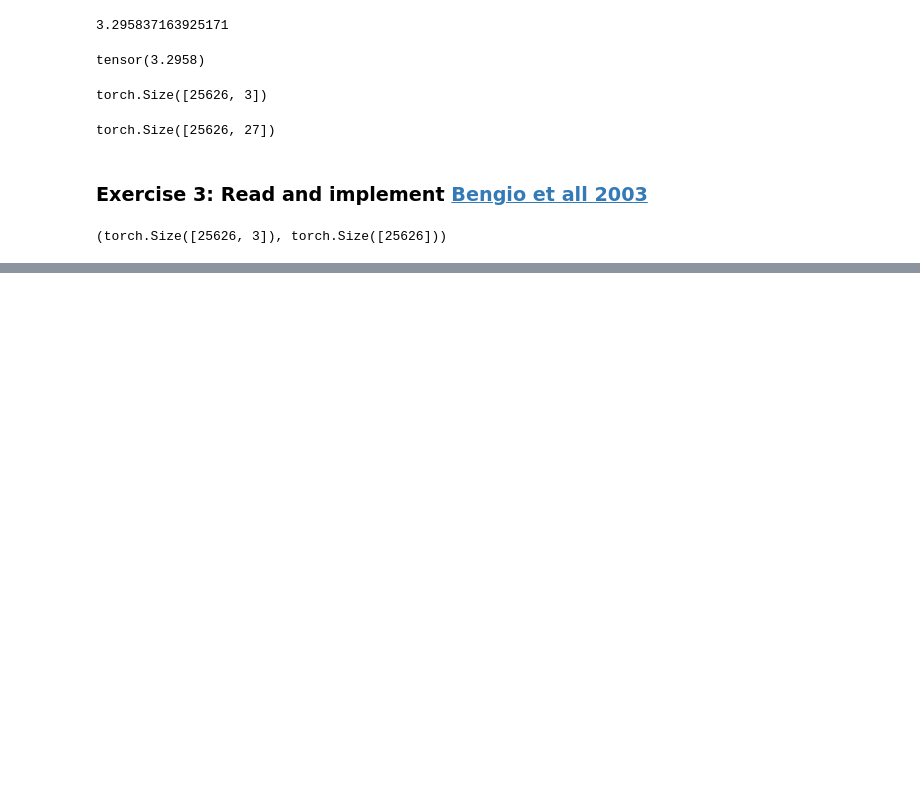
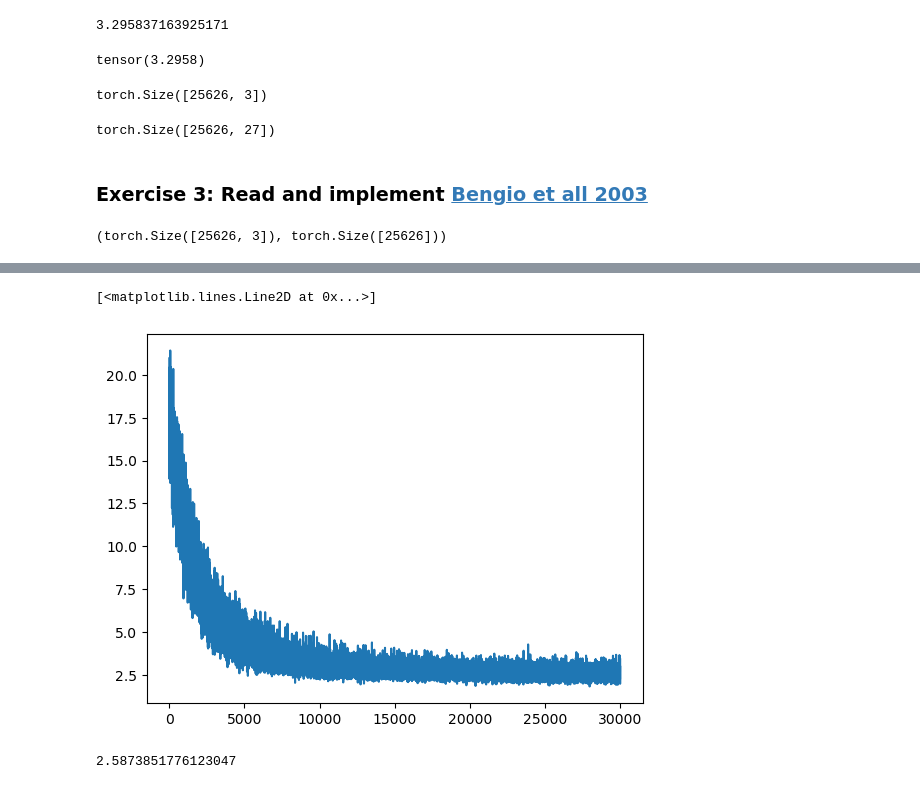
Before and after one commit to kamal-tanwar/makemore, a Jupyter notebook: mlp-exercise.ipynb, the cells around one changed output, grey strips where cells are left out. Cells and saved outputs as stored; diff of their text form; code cells hidden in the pictures; blank space fills up the shorter version.

```diff
--- a/mlp-exercise.ipynb
+++ b/mlp-exercise.ipynb
@@ -354,7 +354,7 @@ Xtr.shape, Ytr.shape
 # %% [output]
 (torch.Size([25626, 3]), torch.Size([25626]))
 # %%
-block_size = 3; embedding_size = 2; hidden_size=100
+block_size = 3; embedding_size = 2; hidden_size=300
 C = torch.randn(27, embedding_size, requires_grad=True)
 W1 = torch.randn(block_size * embedding_size, hidden_size, requires_grad=True)
 b1 = torch.randn(hidden_size, requires_grad=True)
@@ -363,10 +363,25 @@ b2 = torch.randn(27, requires_grad=True)
 W3 = torch.randn(block_size * embedding_size, 27, requires_grad=True)
 parameters = [C, W1, b1, W2, b2, W3]
 # %%
-emb = C[Xtr]
-h = torch.tanh(emb.view(-1, emb.size(-1) * emb.size(-2)) @ W1 + b1)
-logits = h @ W2 + emb.view(-1, emb.size(-1) * emb.size(-2)) @ W3 +b2
+train_loss = []
+for i in range(30000):
+    ix = torch.randint(0, Xtr.shape[0], (32, ))
+    emb = C[Xtr[ix]]
+    h = torch.tanh(emb.view(-1, emb.size(-1) * emb.size(-2)) @ W1 + b1)
+    logits = h @ W2 + emb.view(-1, emb.size(-1) * emb.size(-2)) @ W3 +b2
 
-loss = F.cross_entropy(logits, Ytr)
-loss
+    loss = F.cross_entropy(logits, Ytr[ix])
+
+    if i % 1000 == 0:
+        print(loss.item())
+
+    train_loss.append(loss.item())
+
+    for p in parameters:
+        p.grad = None
+
+    loss.backward()
+
+    for p in parameters:
+        p.data += -0.001*p.grad
 # %% [output]
@@ -374,5 +405,5 @@ tensor(15.4812, grad_fn=<NllLossBackward0>)
 # %%
-for p in parameters:
-    p.grad = None
-
-loss.backward()
+plt.plot(train_loss)
+# %% [output]
+[<matplotlib.lines.Line2D at 0x...>]
+[figure, added]
@@ -381,0 +410,10 @@ for p in parameters:
+# %%
+with torch.no_grad():
+    emb = C[Xdev]
+    h = torch.tanh(emb.view(-1, emb.size(-1) * emb.size(-2)) @ W1 + b1)
+    logits = h @ W2 + emb.view(-1, emb.size(-1) * emb.size(-2)) @ W3 +b2
+
+    loss = F.cross_entropy(logits, Ydev)
+    print(loss.item())
+# %% [output]
+2.5873851776123047
```
Also changed, not shown: parts of 2 cells of this notebook.
